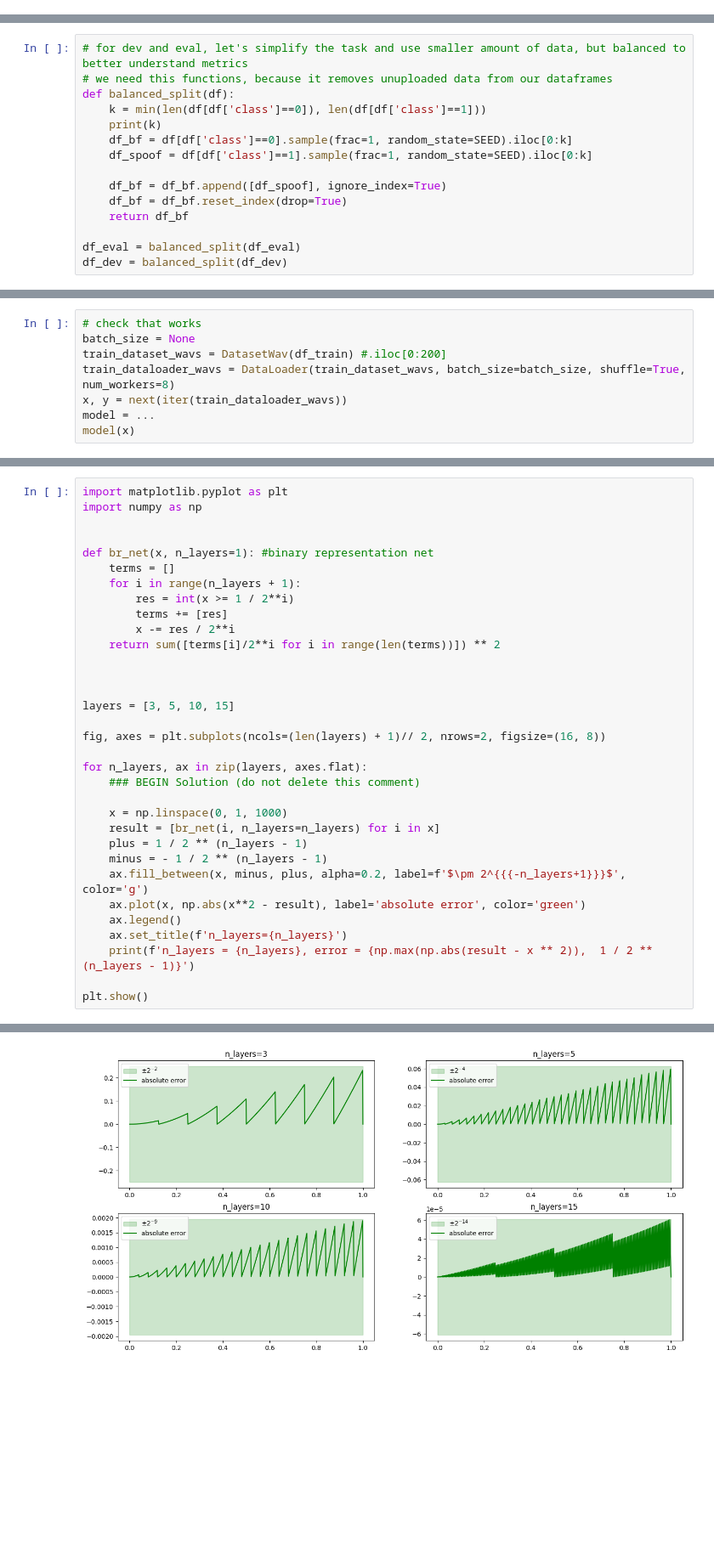
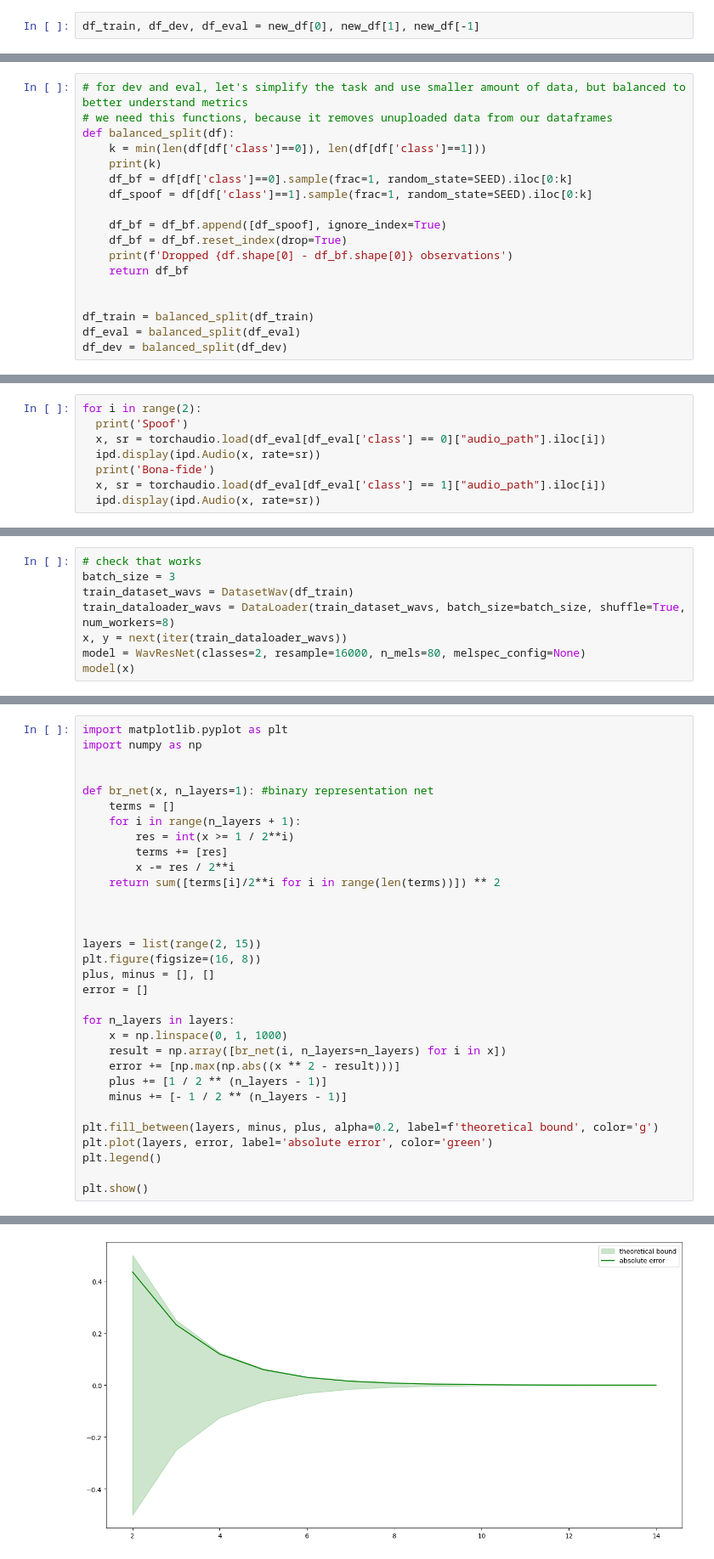
Before and after one commit to sacr1f1ce/DL, a Jupyter notebook: hw1.ipynb, the cells around one changed output, grey strips where cells are left out. Shown at 85% size. Saved outputs shown, nothing was run; the diff lists cells and outputs as text; blank space fills up the shorter version.

```diff
--- a/hw1.ipynb
+++ b/hw1.ipynb
@@ -635,3 +689,5 @@ df_eval = makedf_ultimate(path_la_eval, flac_la_eval, year=2019, data_type='LA')
+# %%
+df_train, df_dev, df_eval = new_df[0], new_df[1], new_df[-1]
 # %% [markdown]
 **Task 1.1 (2 points)** Check data distribution. Is it imbalanced? How are you going to deal with it?
 
@@ -651,7 +707,10 @@ def balanced_split(df):
 
     df_bf = df_bf.append([df_spoof], ignore_index=True)
     df_bf = df_bf.reset_index(drop=True)
+    print(f'Dropped {df.shape[0] - df_bf.shape[0]} observations')
     return df_bf
 
+
+df_train = balanced_split(df_train)
 df_eval = balanced_split(df_eval)
 df_dev = balanced_split(df_dev)
@@ -666,0 +733,8 @@ ipd.display(ipd.Audio(x, rate=sr))
+# %%
+for i in range(2):
+  print('Spoof')
+  x, sr = torchaudio.load(df_eval[df_eval['class'] == 0]["audio_path"].iloc[i])
+  ipd.display(ipd.Audio(x, rate=sr))
+  print('Bona-fide')
+  x, sr = torchaudio.load(df_eval[df_eval['class'] == 1]["audio_path"].iloc[i])
+  ipd.display(ipd.Audio(x, rate=sr))
@@ -742,8 +844,8 @@ class DatasetWav(Dataset):
 # %%
 # check that works
-batch_size = None
-train_dataset_wavs = DatasetWav(df_train) #.iloc[0:200]
+batch_size = 3
+train_dataset_wavs = DatasetWav(df_train)
 train_dataloader_wavs = DataLoader(train_dataset_wavs, batch_size=batch_size, shuffle=True, num_workers=8)
 x, y = next(iter(train_dataloader_wavs))
-model = ...
+model = WavResNet(classes=2, resample=16000, n_mels=80, melspec_config=None)
 model(x)
@@ -916,22 +1212,21 @@ def br_net(x, n_layers=1): #binary representation net
 
 
 
-layers = [3, 5, 10, 15]
+layers = list(range(2, 15))
+plt.figure(figsize=(16, 8))
+plus, minus = [], []
+error = []
 
-fig, axes = plt.subplots(ncols=(len(layers) + 1)// 2, nrows=2, figsize=(16, 8))
+for n_layers in layers:
+    x = np.linspace(0, 1, 1000)
+    result = np.array([br_net(i, n_layers=n_layers) for i in x])
+    error += [np.max(np.abs((x ** 2 - result)))]
+    plus += [1 / 2 ** (n_layers - 1)]
+    minus += [- 1 / 2 ** (n_layers - 1)]
 
-for n_layers, ax in zip(layers, axes.flat):
-    ### BEGIN Solution (do not delete this comment)
-
-    x = np.linspace(0, 1, 1000)
-    result = [br_net(i, n_layers=n_layers) for i in x]
-    plus = 1 / 2 ** (n_layers - 1)
-    minus = - 1 / 2 ** (n_layers - 1)
-    ax.fill_between(x, minus, plus, alpha=0.2, label=f'$\pm 2^{{{-n_layers+1}}}$', color='g')
-    ax.plot(x, np.abs(x**2 - result), label='absolute error', color='green')
-    ax.legend()
-    ax.set_title(f'n_layers={n_layers}')
-    print(f'n_layers = {n_layers}, error = {np.max(np.abs(result - x ** 2)),  1 / 2 ** (n_layers - 1)}')
+plt.fill_between(layers, minus, plus, alpha=0.2, label=f'theoretical bound', color='g')
+plt.plot(layers, error, label='absolute error', color='green')
+plt.legend()
 
 plt.show()
 # %% [output]
@@ -942,4 +1233,4 @@ n_layers = 15, error = (6.0485589246206395e-05, 6.103515625e-05)
-[figure, old version]
+[figure, new version]
 # %% [markdown]
 ### Task 1
 Assume we are trying to approximate $y_i = \text{ReLU} (x_i), \quad i \in \overline{1, N}, \quad x_i \in \mathbb{R}$, with 2-layer FCNN.
```
Also changed, not shown: parts of 35 cells of this notebook.
